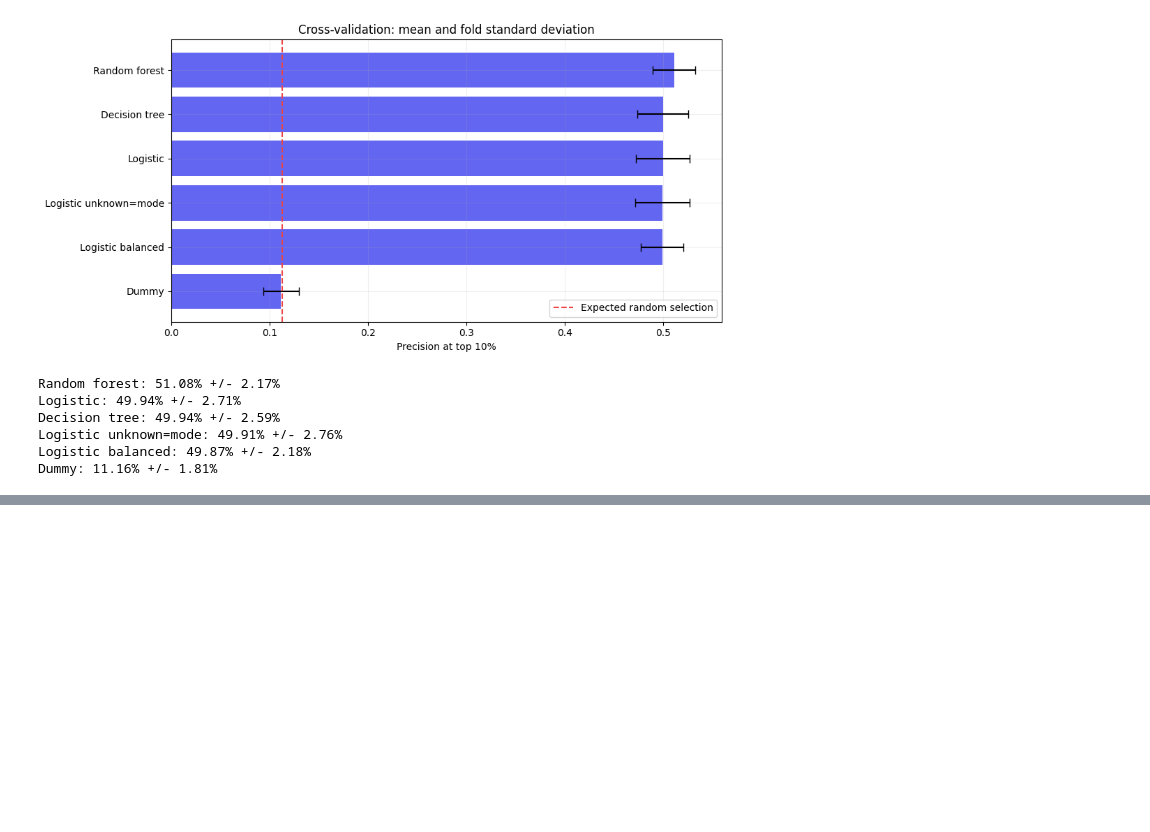
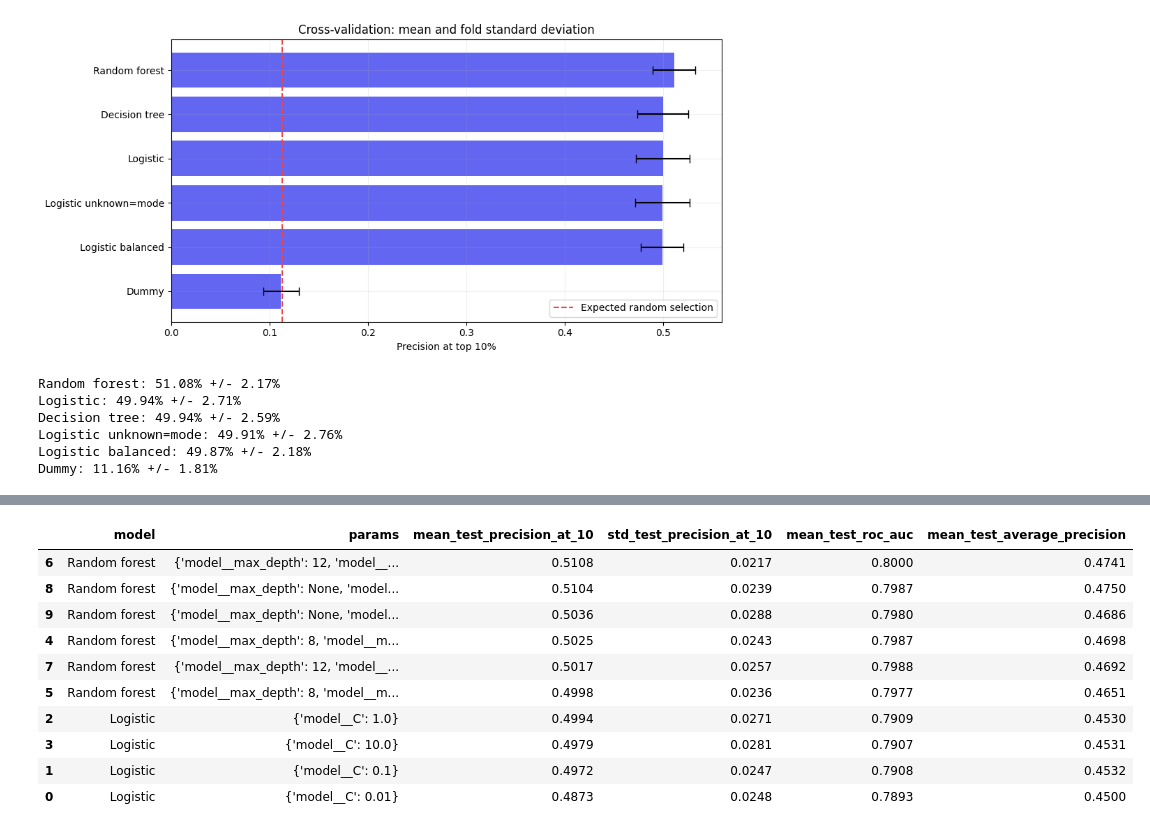
Before and after one commit to nurtore067/gumar_ML_task_3, a Jupyter notebook: gumar_task3.ipynb, the cells around one changed output, grey strips where cells are left out. Saved outputs shown, nothing was run; the diff lists cells and outputs as text; code cells hidden in the pictures; blank space fills up the shorter version.

```diff
--- a/gumar_task3.ipynb
+++ b/gumar_task3.ipynb
@@ -626,0 +685,45 @@ Dummy: 11.16% +/- 1.81%
+# %%
+tuning_tables = []
+
+for name, search in searches.items():
+    results = pd.DataFrame(search.cv_results_)
+
+    table = results[[
+        "params",
+        "mean_test_precision_at_10",
+        "std_test_precision_at_10",
+        "mean_test_roc_auc",
+        "mean_test_average_precision"
+    ]].copy()
+
+    # Use sample standard deviation, as in the earlier comparison.
+    fold_columns = [
+        f"split{i}_test_precision_at_10"
+        for i in range(len(cv_splits))
+    ]
+
+    table["std_test_precision_at_10"] = (
+        results[fold_columns].std(axis=1, ddof=1)
+    )
+
+    table.insert(0, "model", name)
+    tuning_tables.append(table)
+
+tuning_results = (
+    pd.concat(tuning_tables, ignore_index=True)
+    .sort_values("mean_test_precision_at_10", ascending=False)
+)
+
+display(tuning_results.round(4))
+# %% [output]
+|  | model | params | mean_test_precision_at_10 | std_test_precision_at_10 | mean_test_roc_auc | mean_test_average_precision |
+| 6 | Random forest | {'model__max_depth': 12, 'model__... | 0.5108 | 0.0217 | 0.8000 | 0.4741 |
+| 8 | Random forest | {'model__max_depth': None, 'model... | 0.5104 | 0.0239 | 0.7987 | 0.4750 |
+| 9 | Random forest | {'model__max_depth': None, 'model... | 0.5036 | 0.0288 | 0.7980 | 0.4686 |
+| 4 | Random forest | {'model__max_depth': 8, 'model__m... | 0.5025 | 0.0243 | 0.7987 | 0.4698 |
+| 7 | Random forest | {'model__max_depth': 12, 'model__... | 0.5017 | 0.0257 | 0.7988 | 0.4692 |
+| 5 | Random forest | {'model__max_depth': 8, 'model__m... | 0.4998 | 0.0236 | 0.7977 | 0.4651 |
+| 2 | Logistic | {'model__C': 1.0} | 0.4994 | 0.0271 | 0.7909 | 0.4530 |
+| 3 | Logistic | {'model__C': 10.0} | 0.4979 | 0.0281 | 0.7907 | 0.4531 |
+| 1 | Logistic | {'model__C': 0.1} | 0.4972 | 0.0247 | 0.7908 | 0.4532 |
+| 0 | Logistic | {'model__C': 0.01} | 0.4873 | 0.0248 | 0.7893 | 0.4500 |
```
Also changed, not shown: parts of 9 cells of this notebook.
